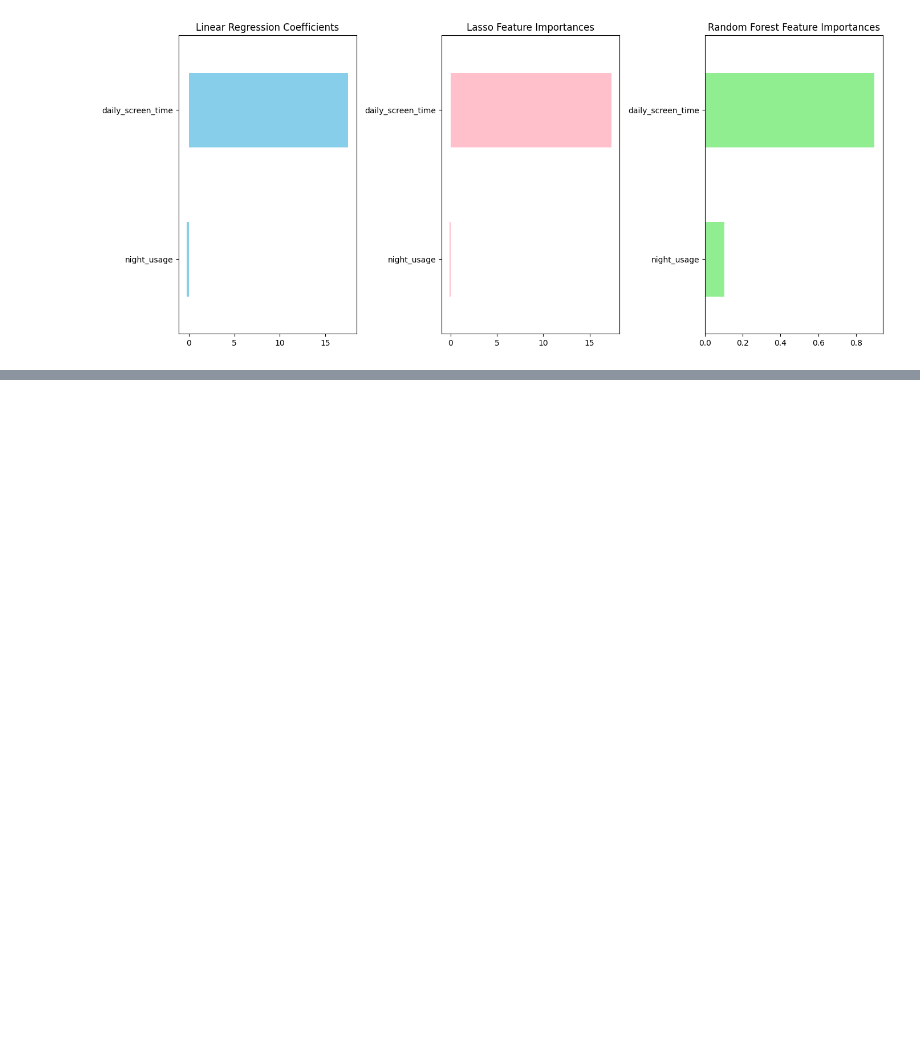
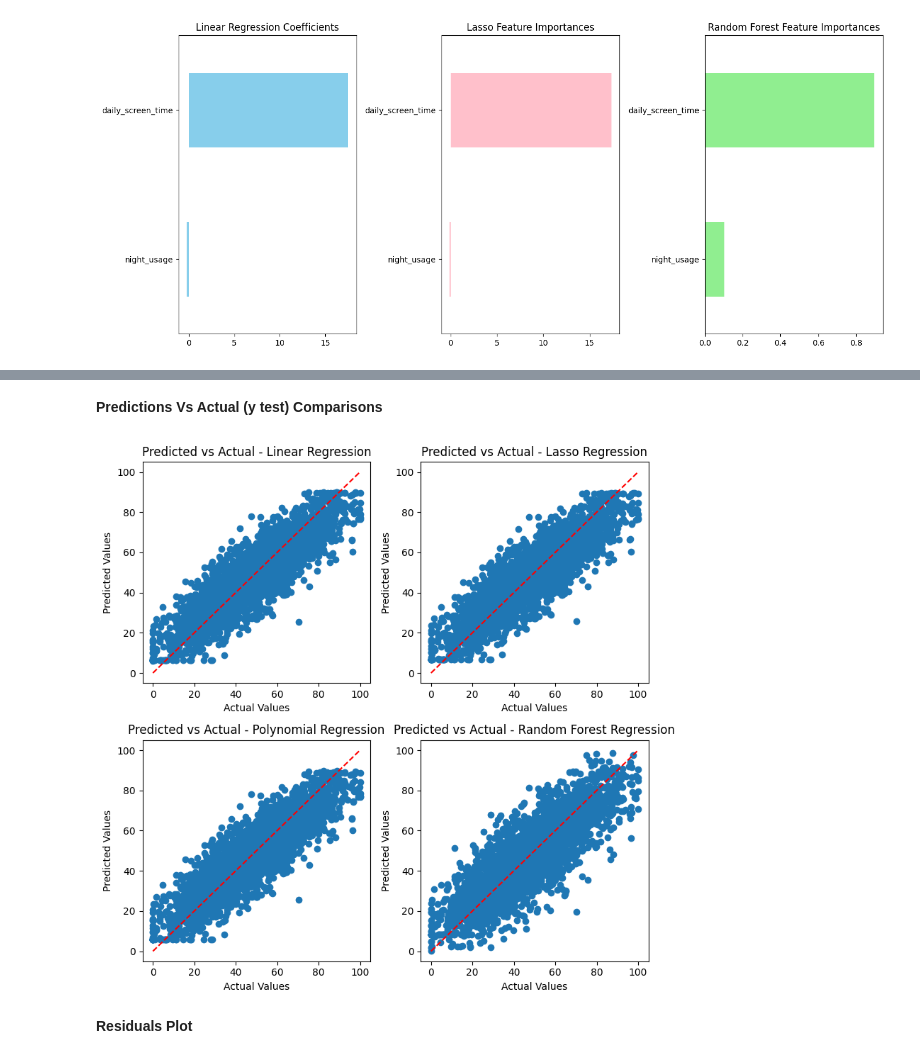
Before and after one commit to RokayaRadwan/CSE271_Project, a Jupyter notebook: Regression_Models.ipynb, the cells around one changed output, grey strips where cells are left out. Cells and saved outputs as stored; diff of their text form; code cells hidden in the pictures; blank space fills up the shorter version.

```diff
--- a/Regression_Models.ipynb
+++ b/Regression_Models.ipynb
@@ -122,7 +127,7 @@ ls_rmse = ls_mse ** 0.5
 Polynomial Model
 # %%
 # Create polynomial features
-poly_features = PolynomialFeatures(degree=3)
+poly_features = PolynomialFeatures(degree=2)
 x_poly_train = poly_features.fit_transform(X_train_scaled)
 x_poly_test = poly_features.fit_transform(X_test_scaled)
 
@@ -225,3 +233,25 @@ Polynomial Regression Training MSE: 97.17182570481862
 Random Forest R²: 0.661072397529568
 Random Forest Regression MSE: 137.81127032669264
 Random Forest Regression RMSE: 11.739304507793152
+# %% [markdown]
+**Predictions Vs Actual (y test) Comparisons**
+# %%
+def Predicted_Vs_Actual(ax, y_test, y_pre, model_name):
+    ax.scatter(x=y_test, y=y_pre)
+    ax.plot([y_test.min(), y_test.max()], [y_test.min(), y_test.max()], 'r--')
+    ax.set_title("Predicted vs Actual - " +model_name)
+    ax.set_xlabel("Actual Values")
+    ax.set_ylabel("Predicted Values")
+# %%
+fig,axs = plt.subplots(2,2,figsize=(8,8))
+
+Predicted_Vs_Actual(axs[0,0], y_test, lr_pred, 'Linear Regression')
+Predicted_Vs_Actual(axs[0,1], y_test, ls_predict, "Lasso Regression")
+Predicted_Vs_Actual(axs[1,0], y_test, y_pred_test, "Polynomial Regression")
+Predicted_Vs_Actual(axs[1,1], y_test, rf_pred, "Random Forest Regression")
+plt.tight_layout()
+plt.show()
+# %% [output]
+[figure, added]
+# %% [markdown]
+**Residuals Plot**
```
Also changed, not shown: parts of 11 cells of this notebook.
